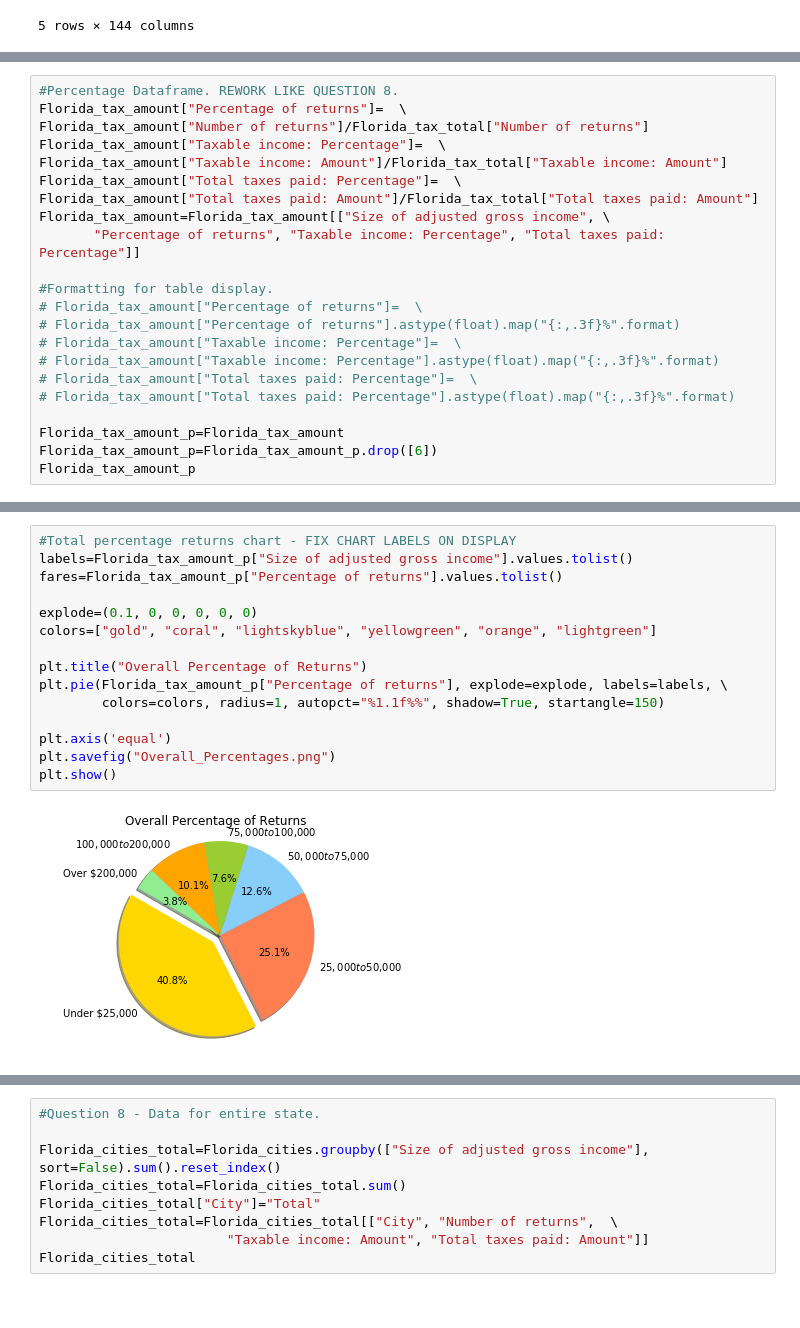
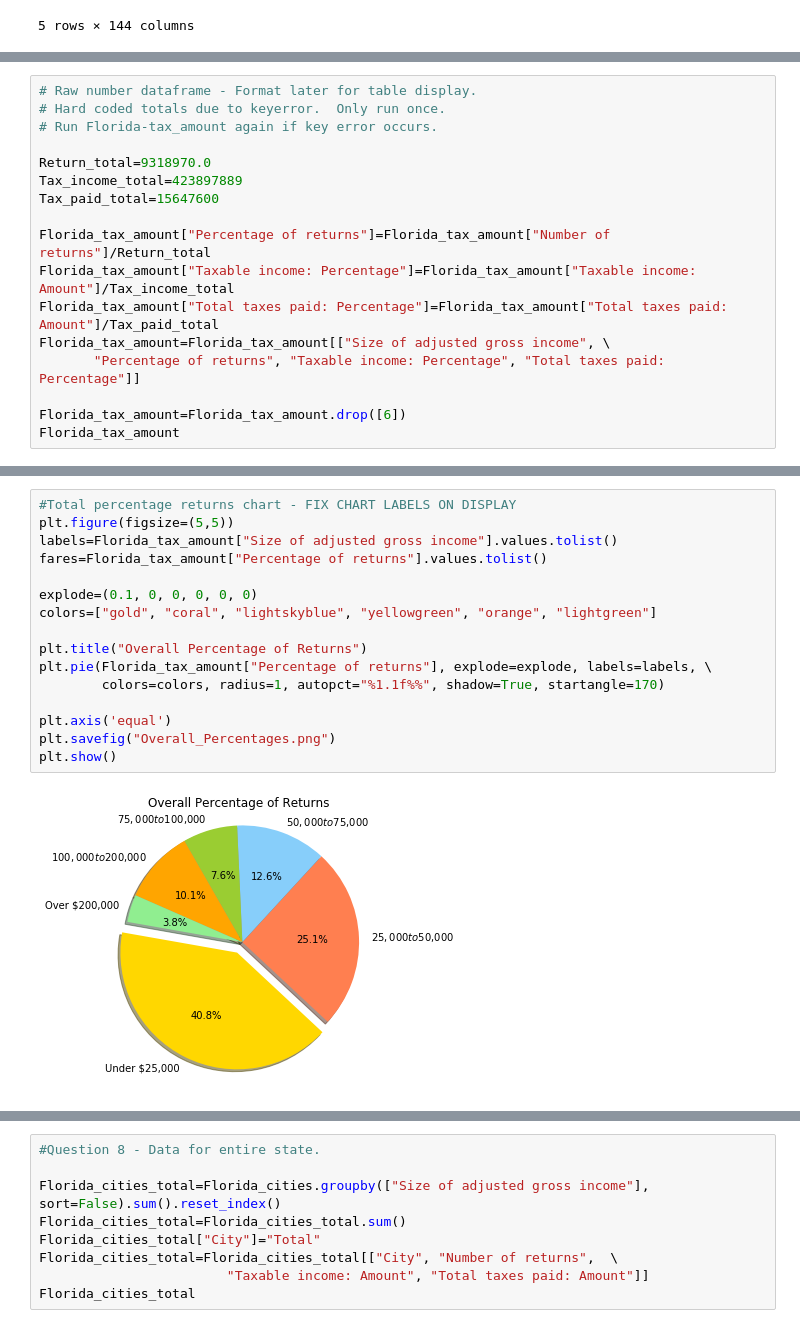
Before and after one commit to Sbrown146/Project1, a Jupyter notebook: Project Data Code 8-14.ipynb, the cells around one changed output, grey strips where cells are left out. Cells and saved outputs as stored; diff of their text form.

```diff
--- a/Project Data Code Questions 8-13.ipynb
+++ b/Project Data Code 8-14.ipynb
@@ -395,23 +388,18 @@ Florida_tax_amount
 # %%
-#Percentage Dataframe. REWORK LIKE QUESTION 8.
-Florida_tax_amount["Percentage of returns"]=  \
-Florida_tax_amount["Number of returns"]/Florida_tax_total["Number of returns"]
-Florida_tax_amount["Taxable income: Percentage"]=  \
-Florida_tax_amount["Taxable income: Amount"]/Florida_tax_total["Taxable income: Amount"]
-Florida_tax_amount["Total taxes paid: Percentage"]=  \
-Florida_tax_amount["Total taxes paid: Amount"]/Florida_tax_total["Total taxes paid: Amount"]
+# Raw number dataframe - Format later for table display.
+# Hard coded totals due to keyerror.  Only run once.
+# Run Florida-tax_amount again if key error occurs.
+
+Return_total=9318970.0
+Tax_income_total=423897889
+Tax_paid_total=15647600
+
+Florida_tax_amount["Percentage of returns"]=Florida_tax_amount["Number of returns"]/Return_total
+Florida_tax_amount["Taxable income: Percentage"]=Florida_tax_amount["Taxable income: Amount"]/Tax_income_total
+Florida_tax_amount["Total taxes paid: Percentage"]=Florida_tax_amount["Total taxes paid: Amount"]/Tax_paid_total
 Florida_tax_amount=Florida_tax_amount[["Size of adjusted gross income", \
        "Percentage of returns", "Taxable income: Percentage", "Total taxes paid: Percentage"]]
 
-#Formatting for table display.
-# Florida_tax_amount["Percentage of returns"]=  \
-# Florida_tax_amount["Percentage of returns"].astype(float).map("{:,.3f}%".format)
-# Florida_tax_amount["Taxable income: Percentage"]=  \
-# Florida_tax_amount["Taxable income: Percentage"].astype(float).map("{:,.3f}%".format)
-# Florida_tax_amount["Total taxes paid: Percentage"]=  \
-# Florida_tax_amount["Total taxes paid: Percentage"].astype(float).map("{:,.3f}%".format)
-
-Florida_tax_amount_p=Florida_tax_amount
-Florida_tax_amount_p=Florida_tax_amount_p.drop([6])
-Florida_tax_amount_p
+Florida_tax_amount=Florida_tax_amount.drop([6])
+Florida_tax_amount
 # %% [output]
@@ -419,19 +413,20 @@ KeyError: 'Number of returns'
 # %%
 #Total percentage returns chart - FIX CHART LABELS ON DISPLAY
-labels=Florida_tax_amount_p["Size of adjusted gross income"].values.tolist()
-fares=Florida_tax_amount_p["Percentage of returns"].values.tolist()
+plt.figure(figsize=(5,5))
+labels=Florida_tax_amount["Size of adjusted gross income"].values.tolist()
+fares=Florida_tax_amount["Percentage of returns"].values.tolist()
 
 explode=(0.1, 0, 0, 0, 0, 0)
 colors=["gold", "coral", "lightskyblue", "yellowgreen", "orange", "lightgreen"]
 
 plt.title("Overall Percentage of Returns")
-plt.pie(Florida_tax_amount_p["Percentage of returns"], explode=explode, labels=labels, \
-        colors=colors, radius=1, autopct="%1.1f%%", shadow=True, startangle=150)
+plt.pie(Florida_tax_amount["Percentage of returns"], explode=explode, labels=labels, \
+        colors=colors, radius=1, autopct="%1.1f%%", shadow=True, startangle=170)
 
 plt.axis('equal')
 plt.savefig("Overall_Percentages.png")
 plt.show()
 # %% [output]
-[figure, old version]
+[figure, new version]
 # %%
 #Total taxable income chart
```
Also changed, not shown: parts of 21 cells of this notebook.
